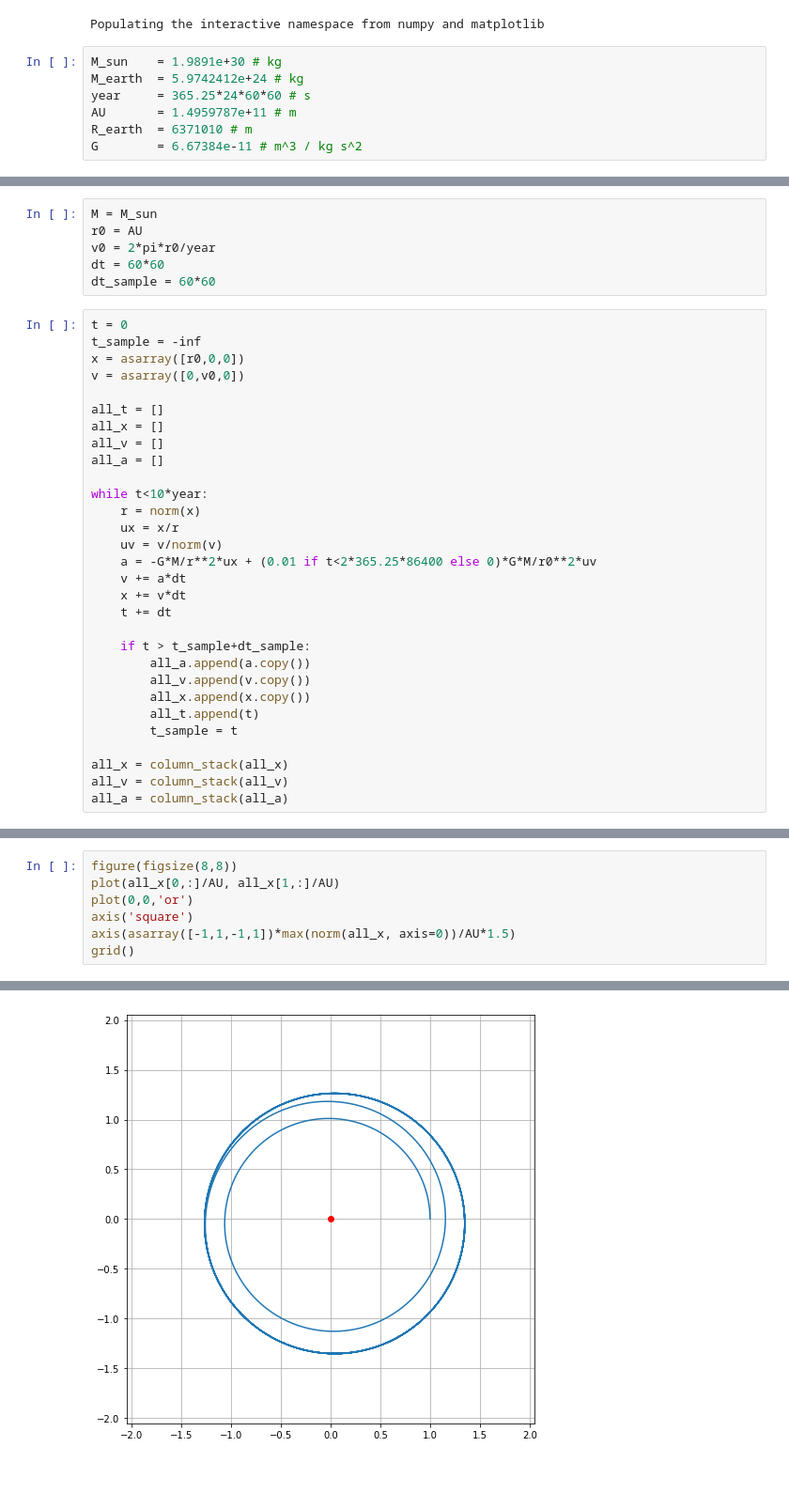
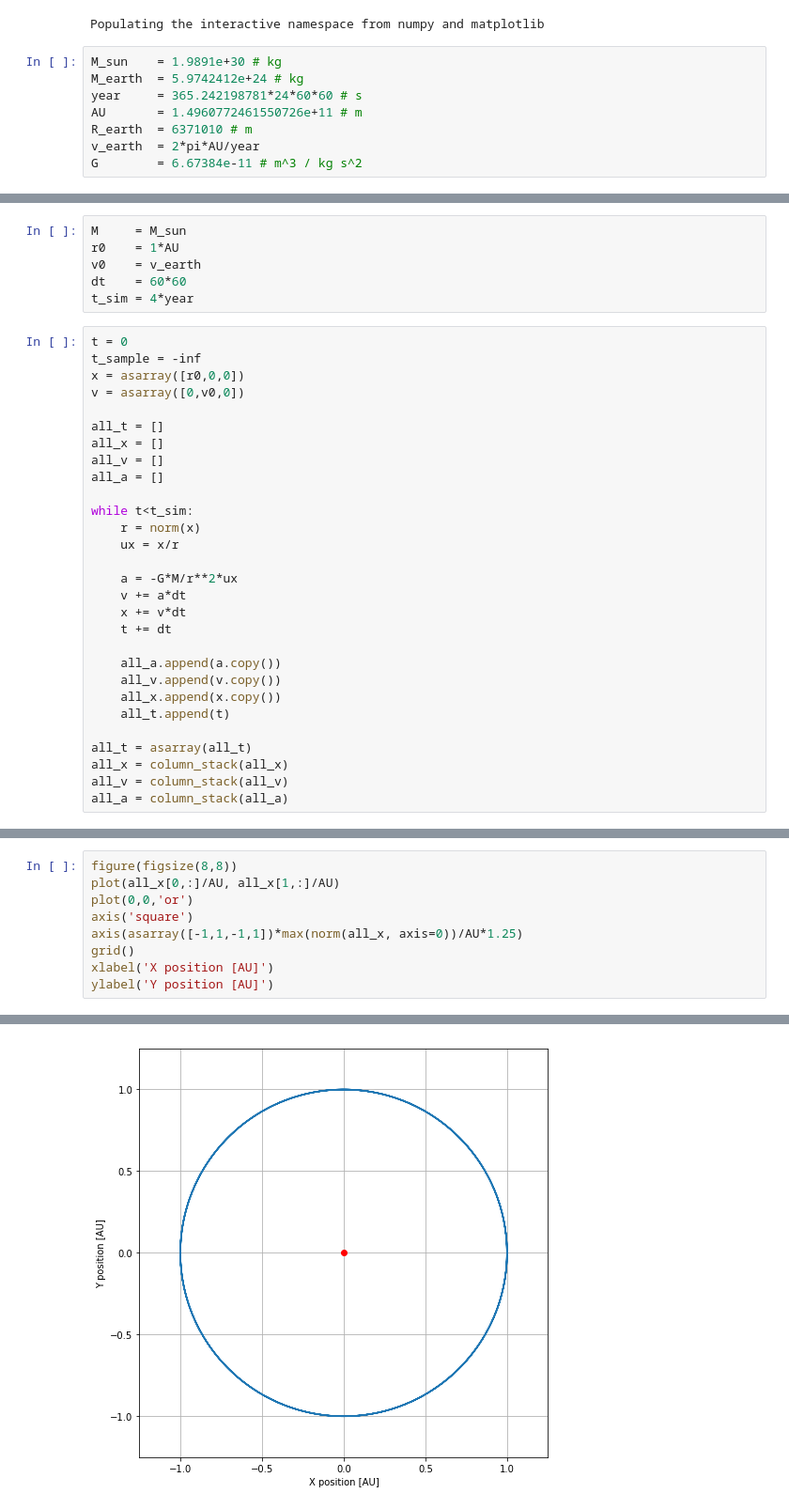
Before and after one commit to sfegan/student_computation_examples, a Jupyter notebook: Orbit 1 - Earth orbit around sun.ipynb, the cells around one changed output, grey strips where cells are left out. Shown: that part at 94% size. Drawn from its saved outputs; the diff is of its cells as text; blank space fills up the shorter version.

```diff
--- a/Orbit 1 - Earth orbit around sun.ipynb
+++ b/Orbit 1 - Earth orbit around sun.ipynb
@@ -5,7 +22,8 @@ Populating the interactive namespace from numpy and matplotlib
 # %%
 M_sun    = 1.9891e+30 # kg
 M_earth  = 5.9742412e+24 # kg
-year     = 365.25*24*60*60 # s
-AU       = 1.4959787e+11 # m
+year     = 365.242198781*24*60*60 # s
+AU       = 1.4960772461550726e+11 # m
 R_earth  = 6371010 # m
+v_earth  = 2*pi*AU/year
 G        = 6.67384e-11 # m^3 / kg s^2
@@ -12,9 +34,9 @@ G        = 6.67384e-11 # m^3 / kg s^2
 # %%
-M = M_sun
-r0 = AU
-v0 = 2*pi*r0/year
-dt = 60*60
-dt_sample = 60*60
+M     = M_sun
+r0    = 1*AU
+v0    = v_earth
+dt    = 60*60
+t_sim = 4*year
 # %%
 t = 0
 t_sample = -inf
@@ -26,22 +48,21 @@ all_x = []
 all_v = []
 all_a = []
 
-while t<10*year:
+while t<t_sim:
     r = norm(x)
     ux = x/r
-    uv = v/norm(v)
-    a = -G*M/r**2*ux + (0.01 if t<2*365.25*86400 else 0)*G*M/r0**2*uv
+
+    a = -G*M/r**2*ux
     v += a*dt
     x += v*dt
     t += dt
 
-    if t > t_sample+dt_sample:
-        all_a.append(a.copy())
-        all_v.append(v.copy())
-        all_x.append(x.copy())
-        all_t.append(t)
-        t_sample = t
+    all_a.append(a.copy())
+    all_v.append(v.copy())
+    all_x.append(x.copy())
+    all_t.append(t)
 
+all_t = asarray(all_t)
 all_x = column_stack(all_x)
 all_v = column_stack(all_v)
 all_a = column_stack(all_a)
@@ -50,6 +93,8 @@ figure(figsize(8,8))
 plot(all_x[0,:]/AU, all_x[1,:]/AU)
 plot(0,0,'or')
 axis('square')
-axis(asarray([-1,1,-1,1])*max(norm(all_x, axis=0))/AU*1.5)
+axis(asarray([-1,1,-1,1])*max(norm(all_x, axis=0))/AU*1.25)
 grid()
+xlabel('X position [AU]')
+ylabel('Y position [AU]')
 # %% [output]
@@ -56 +102 @@ grid()
-[figure, old version]
+[figure, new version]
```
Also changed, not shown: parts of 8 cells of this notebook, 3 other files.
